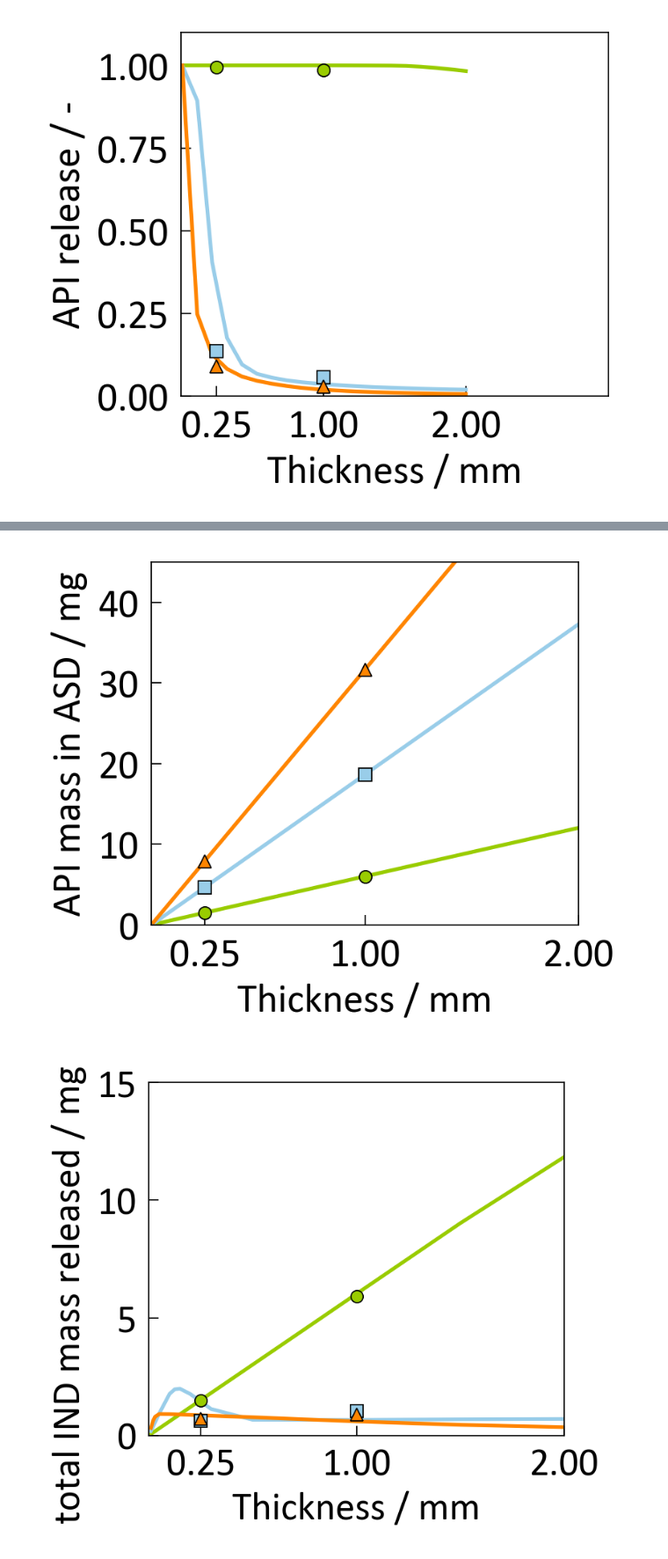
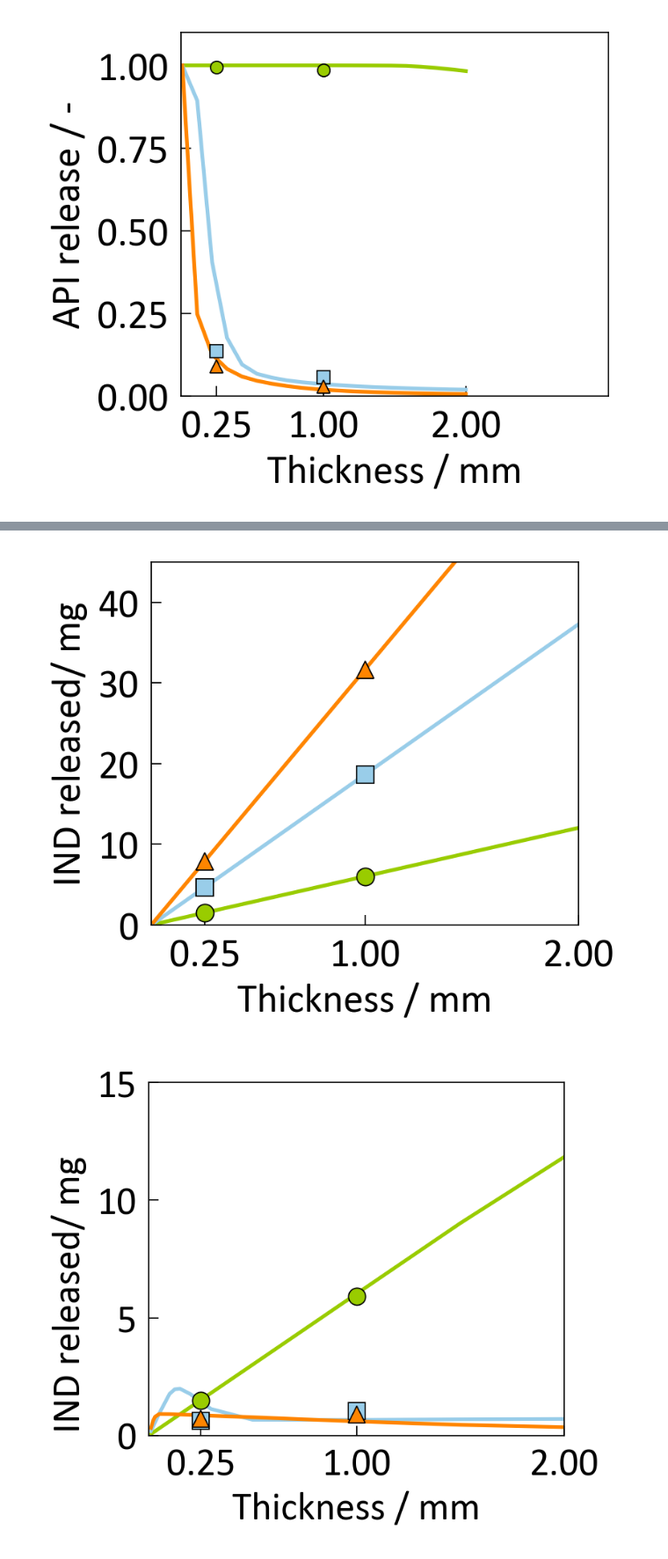
Before and after one commit to Borrdom/diffusionpy, a Jupyter notebook: examples_notebooks/04a_ASD_Dissolution.ipynb, the cells around one changed output, grey strips where cells are left out. Shown at 88% size. Cells and saved outputs as stored; diff of their text form; code cells hidden in the pictures.

```diff
--- a/examples_notebooks/04a_ASD_Dissolution.ipynb
+++ b/examples_notebooks/04a_ASD_Dissolution.ipynb
@@ -284,13 +284,13 @@ ax11.plot(Lvec,Lvec*6.015,"C0-")
 ax11.plot(Lvec,Lvec*18.639,"C1-")
 ax11.plot(Lvec,Lvec*31.65,"C3-")
 
-ax11.plot(Lexp,Lexp*6.015,"C0o")
-ax11.plot(Lexp,Lexp*18.639,"C1s")
-ax11.plot(Lexp,Lexp*31.65,"C3^")
+ax11.plot(Lexp,Lexp*6.015,"C0o",markersize=7)
+ax11.plot(Lexp,Lexp*18.639,"C1s",markersize=7)
+ax11.plot(Lexp,Lexp*31.65,"C3^",markersize=7)
 
 
 ax11.set_xlabel("Thickness / mm")
-ax11.set_ylabel("API mass in ASD / mg")
+ax11.set_ylabel("IND released/ mg")
 
 ax11.set_yticks([0.,10.,20.,30.,40.])
 
@@ -304,12 +304,12 @@ ax12.plot(Lvec,relD01*Lvec*6.015,"C0-")
 ax12.plot(Lvec,relD03*Lvec*18.639,"C1-")
 ax12.plot(Lvec,relD05*Lvec*31.65,"C3-")
 
-ax12.plot(Lexp,Lexp*6.015*relDL01,"C0o")
-ax12.plot(Lexp,Lexp*18.639*relDL03,"C1s")
-ax12.plot(Lexp,Lexp*31.65*relDL05,"C3^")
+ax12.plot(Lexp,Lexp*6.015*relDL01,"C0o",markersize=7)
+ax12.plot(Lexp,Lexp*18.639*relDL03,"C1s",markersize=7)
+ax12.plot(Lexp,Lexp*31.65*relDL05,"C3^",markersize=7)
 
 ax12.set_xlabel("Thickness / mm")
-ax12.set_ylabel("total IND mass released / mg")
+ax12.set_ylabel("IND released/ mg")
 ax12.yaxis.set_label_coords(-.15, .4)
 
 ax12.set_xticks([0.25,1,2])
@@ -317,17 +317,18 @@ ax12.set_yticks([0.,5.,10.,15.,20.])
 ax12.set_xlim([0.,2])
 ax12.set_ylim([0.,15.])
 
+
 fig13,ax13=plt.subplots()
 ax13.plot(Lvec,(1-relD01)*Lvec*6.015,"C0-")
 ax13.plot(Lvec,(1-relD03)*Lvec*18.639,"C1-")
 ax13.plot(Lvec,(1-relD05)*Lvec*31.65,"C3-")
 
-line=ax13.plot(Lexp,Lexp*6.015*(1-relDL01),"C0o")[0]
-ax13.plot(Lexp,Lexp*18.639*(1-relDL03),"C1s")
-ax13.plot(Lexp,Lexp*31.65*(1-relDL05),"C3^")
+line=ax13.plot(Lexp,Lexp*6.015*(1-relDL01),"C0o",markersize=7)[0]
+ax13.plot(Lexp,Lexp*18.639*(1-relDL03),"C1s",markersize=7)
+ax13.plot(Lexp,Lexp*31.65*(1-relDL05),"C3^",markersize=7)
 line.set_clip_on(False)
 ax13.set_xlabel("Thickness / mm")
-ax13.set_ylabel("IND mass still in ASD / mg")
+ax13.set_ylabel("IND not released/ mg")
 
 
 ax13.set_xticks([0.25,1,2])
@@ -335,6 +336,48 @@ ax13.set_yticks([0.,10.,20.,30.,40.])
 ax13.set_xlim([0.,2])
 ax13.set_ylim([0.,40.])
 ax13.set_axisbelow(True)
+
+fig77,ax77=plt.subplots()
+ax77.set_xlabel("Thickness / mm")
+ax77.set_ylabel("IND not released/ mg")
+ax77.plot(Lvec,(1-relD01)*Lvec*6.015,"C0-",linewidth=3)
+ax77.plot(Lvec,(1-relD03)*Lvec*18.639,"C1-",linewidth=3)
+ax77.plot(Lvec,(1-relD05)*Lvec*31.65,"C3-",linewidth=3)
+
+line=ax77.plot(Lexp,Lexp*6.015*(1-relDL01),"C0o",markersize=10,markeredgewidth=1)[0]
+ax77.plot(Lexp,Lexp*18.639*(1-relDL03),"C1s",markersize=10,markeredgewidth=1)
+ax77.plot(Lexp,Lexp*31.65*(1-relDL05),"C3^",markersize=10,markeredgewidth=1)
+
+ax77.set_xticks([0.1,0.2,0.3])
+ax77.set_yticks([0.,2.,4.,6.,8.])
+ax77.set_xlim([0.,0.3])
+ax77.set_ylim([0.,10.])
+ax77.set_axisbelow(True)
+
+
+fig88,ax88=plt.subplots()
+ax88.plot(Lvec,relD01*Lvec*6.015,"C0-",linewidth=3)
+ax88.plot(Lvec,relD03*Lvec*18.639,"C1-",linewidth=3)
+ax88.plot(Lvec,relD05*Lvec*31.65,"C3-",linewidth=3)
+
+ax88.plot(Lexp,Lexp*6.015*relDL01,"C0o",markersize=10,markeredgewidth=1)
+ax88.plot(Lexp,Lexp*18.639*relDL03,"C1s",markersize=10,markeredgewidth=1)
+ax88.plot(Lexp,Lexp*31.65*relDL05,"C3^",markersize=10,markeredgewidth=1)
+
+ax88.set_xlabel("Thickness / mm")
+ax88.set_ylabel("IND released/ mg")
+ax88.yaxis.set_label_coords(-.15, .4)
+
+
+
+
+ax88.set_xticks([0.1,0.2,0.3])
+ax88.set_yticks([0.,2.,4.,6.,8.])
+ax88.set_xlim([0.,0.3])
+ax88.set_ylim([0.,10.])
+ax88.set_axisbelow(True)
+plt.xticks(fontsize=30)
+plt.yticks(fontsize=30)
 # origin_like.plot(ax10,np.array([0.25]),np.array([relL25exp[0]]),'c^',yerr=np.array([relL25std[0]]))
 # origin_like.plot(ax10,np.array([0.25]),np.array([relL25exp[1]]),'ko',yerr=np.array([relL25std[1]]))
 # origin_like.plot(ax10,np.array([0.25]),np.array([relL25exp[2]]),'ys',yerr=np.array([relL25std[2]]))
@@ -346,2 +395,2 @@ ax13.set_axisbelow(True)
-[figure, old version]
+[figure, new version]
-[figure, old version]
+[figure, new version]
```
Also changed, not shown: parts of 2 cells of this notebook, 1 other file.
